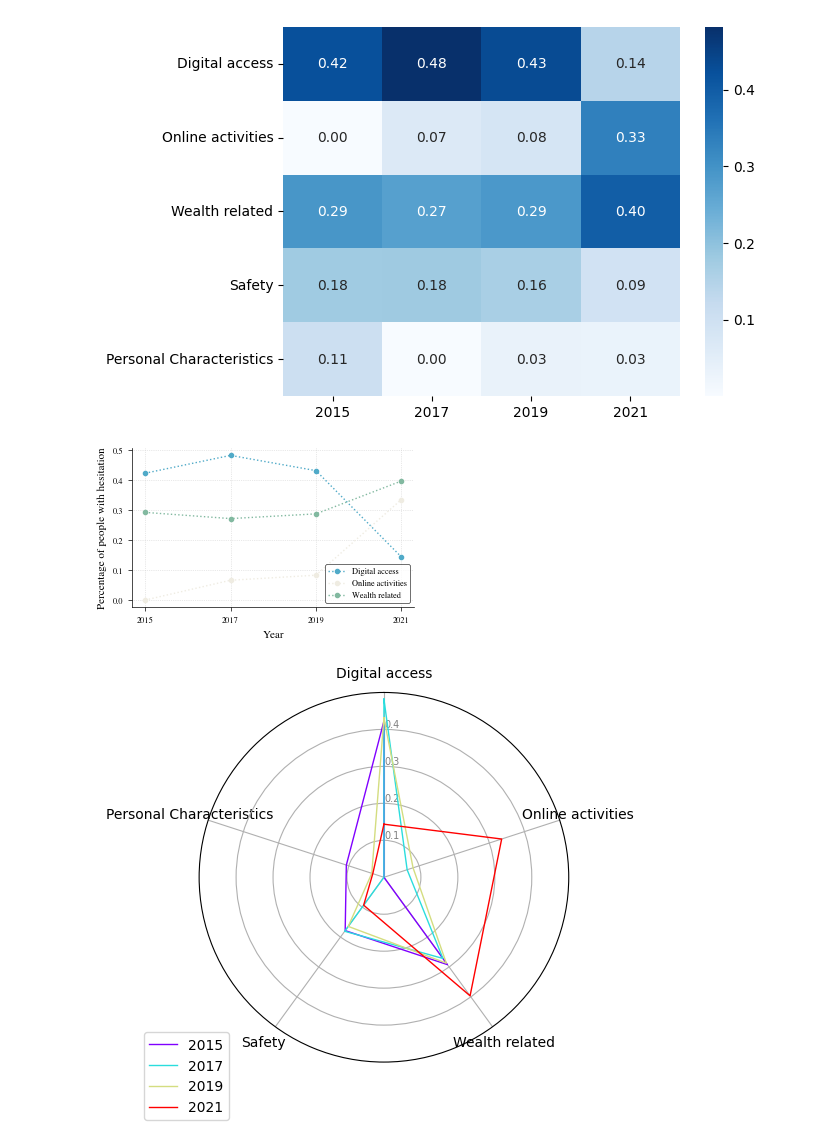
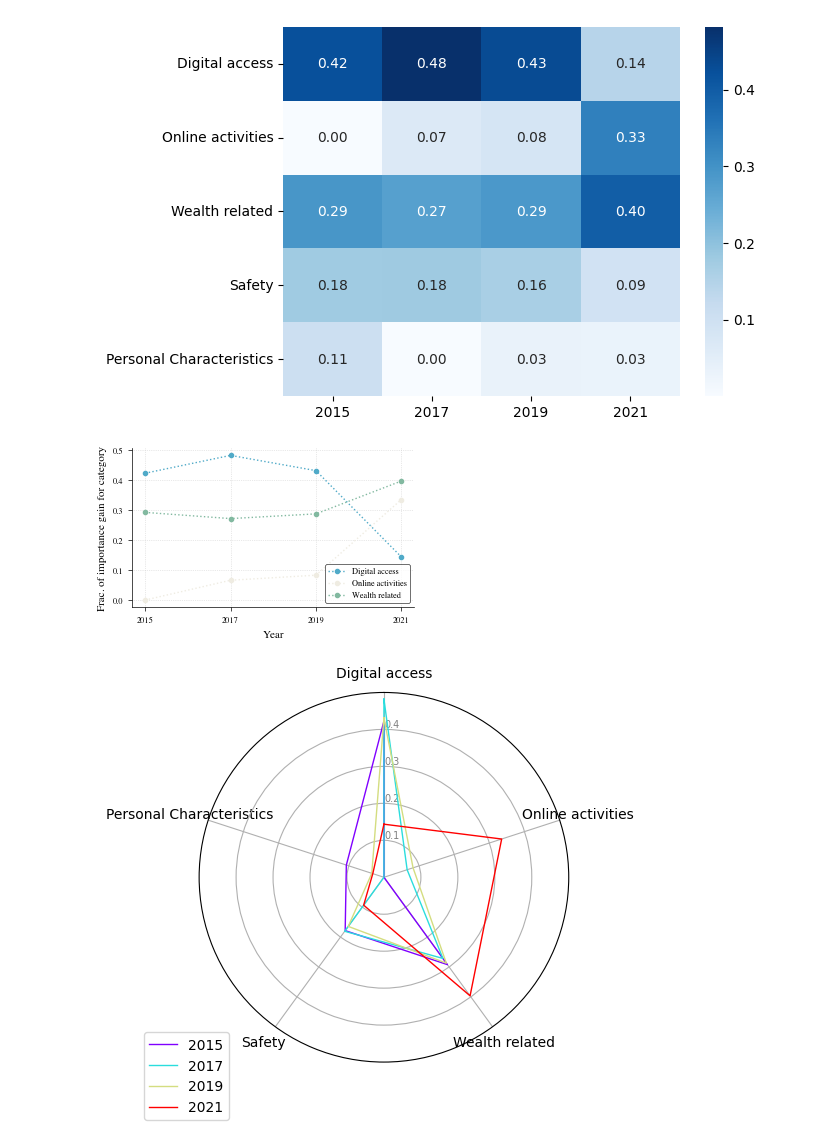
Before and after one commit to swag2198/data-literacy, a Jupyter notebook: exp/XGB_feature_importance.ipynb, the cells around one changed output. Cells and saved outputs as stored; diff of their text form; code cells hidden in the pictures.

```diff
--- a/exp/XGB_feature_importance.ipynb
+++ b/exp/XGB_feature_importance.ipynb
@@ -543,35 +543,35 @@ with plt.rc_context({**bundles.icml2022(column='half', nrows=1, ncols=1, usetex=
 
         for year in years:
             values.append(year_to_importance_distribution_map[str(year)][category])
 
         ax.plot(
             years,
             values,
             label=category,
             color=category_color_map[category],
             ls=':',
             marker="."
             )
 
 
     ax.set_xlabel("Year")
-    ax.set_ylabel("Percentage of people with hesitation")
+    ax.set_ylabel("Frac. of importance gain for category")
     # ax.set_title("Percentage of people with hesitation over time")
 
     # Add spines
     ax.spines["top"].set(visible = False)
     ax.spines["right"].set(visible = False)
     ax.grid(True, color = "lightgrey", ls = ":")
 
     # Set ticks
     ax.set_xticks(years)
 
     plt.legend()
     plt.savefig("../res/figures/categories_over_time.pdf")
     plt.show()
     plt.close(fig)
 # %% [output]
-[figure, old version]
+[figure, new version]
 # %%
 # draw a radar plot of the importance distribution - year vs category.
 pi = np.pi
```
Also changed, not shown: 1 other file.
